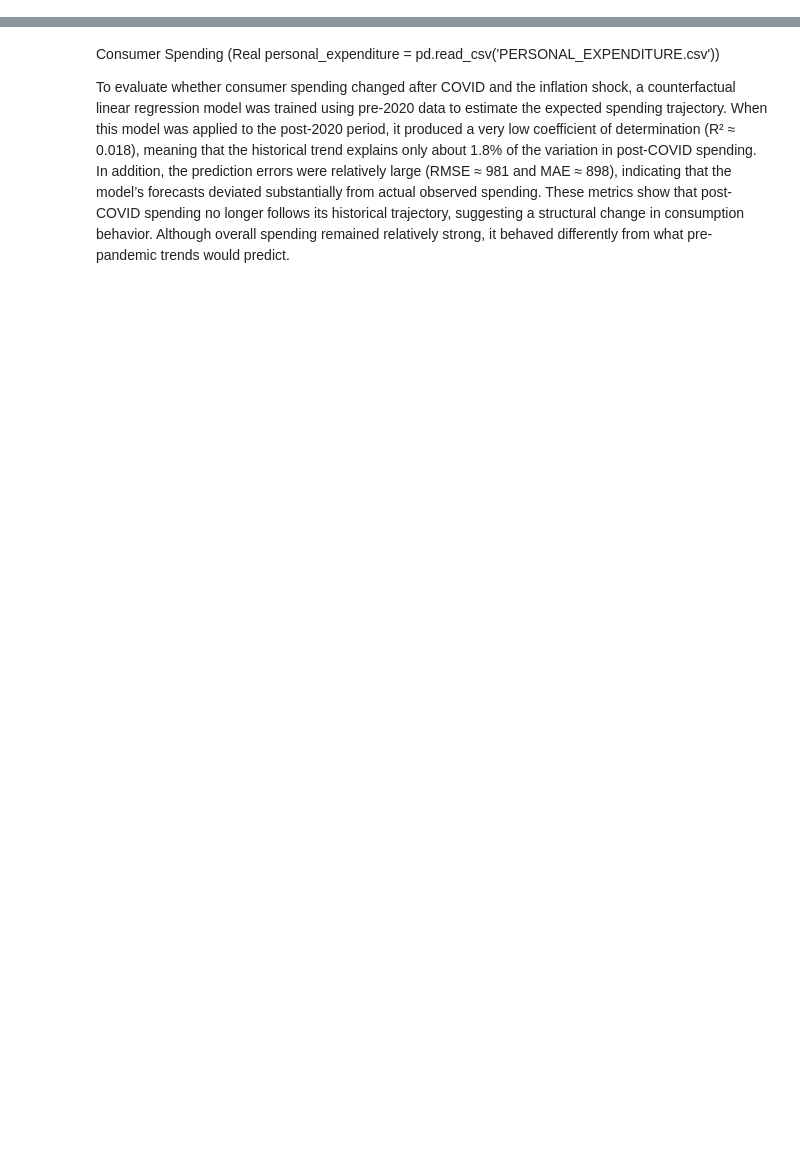
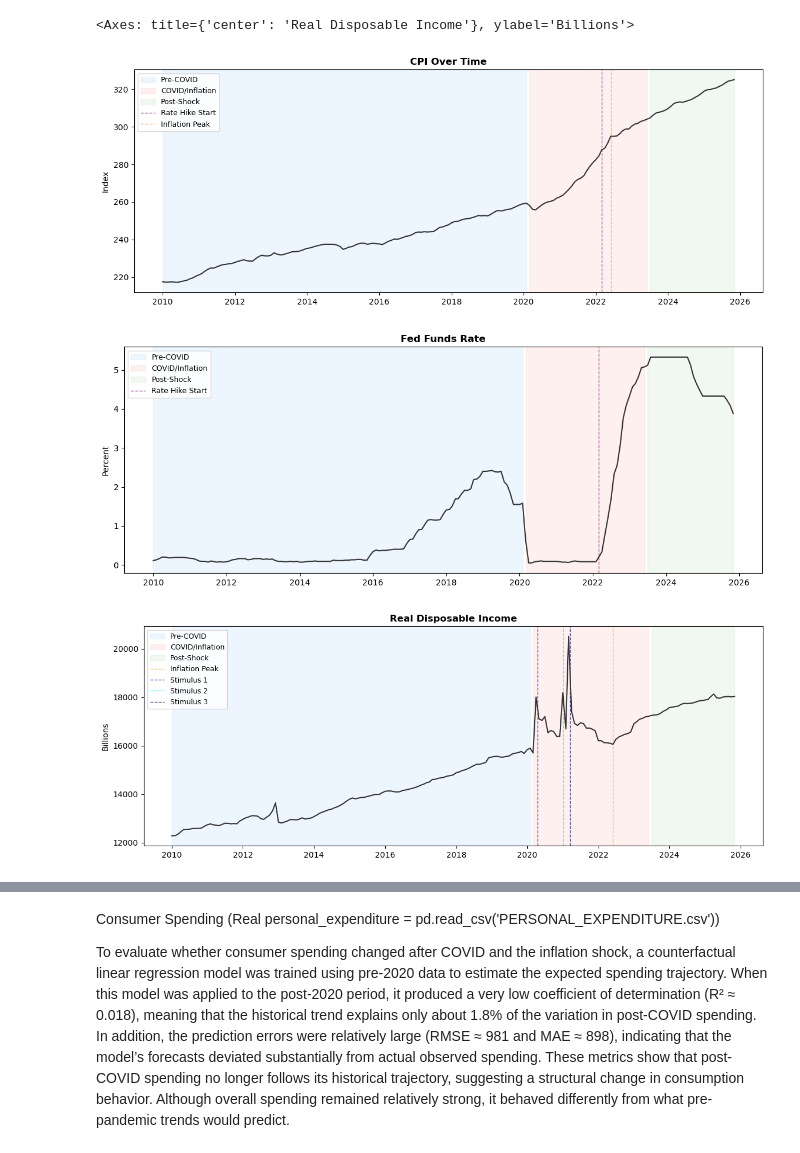
Before and after one commit to Mendelosdoba/tripleten-datajam-feb-2026, a Jupyter notebook: data.ipynb, the cells around one changed output, grey strips where cells are left out. Cells and saved outputs as stored; diff of their text form; code cells hidden in the pictures; blank space fills up the shorter version.

Commit message:
Integrated Step 1-4 EDA into main notebook

```diff
--- a/data.ipynb
+++ b/data.ipynb
@@ -31,0 +153,18 @@ cc_delinquency_rate = pd.read_csv('DRCCLACBS.csv')
+# %%
+# Rename columns for clarity in your EDA master DataFrame
+master_df_eda = master_df_eda.rename(columns={
+    'PCEC96': 'consumer_spending(in_billions)',
+    'PSAVERT': 'saving_rate(%)',
+    'TOTALSL': 'consumer_credit(in_millions)',
+    'CPIAUCSL': 'CPI(Index)',
+    'DRCCLACBS': 'delinquency_rate(%)',
+    'UNRATE': 'unemployment_rate(%)',
+    'FEDFUNDS': 'fed_funds_rate(%)',
+    'DSPIC96': 'real_disposable_income(in_billions)',
+    'UMCSENT': 'consumer_sentiment(Index)',
+    'RRSFS': 'retail_food_sales(in_Millions)'
+})
+
+# Quick check
+master_df_eda.info()
+master_df_eda.sample(5)
@@ -31,0 +282,30 @@ cc_delinquency_rate = pd.read_csv('DRCCLACBS.csv')
+# %%
+# Label series from master_df_eda columns
+cpi_series = master_df_eda['CPI(Index)']
+fed_series = master_df_eda['fed_funds_rate(%)']
+rdi_series = master_df_eda['real_disposable_income(in_billions)']
+
+# Step 1: Inflation Trends
+plot_with_era(cpi_series,
+              "CPI Over Time",
+              "Index",
+              show_covid=True,
+              show_rate_hike=True,
+              show_inflation_peak=True)
+
+plot_with_era(fed_series,
+              "Fed Funds Rate",
+              "Percent",
+              show_rate_hike=True)
+
+plot_with_era(rdi_series,
+              "Real Disposable Income",
+              "Billions",
+              show_covid=True,
+              show_inflation_peak=True,
+              show_stimulus=True)
+# %% [output]
+<Axes: title={'center': 'Real Disposable Income'}, ylabel='Billions'>
+[figure, added]
+[figure, added]
+[figure, added]
```
Also changed, not shown: parts of 43 cells of this notebook.
